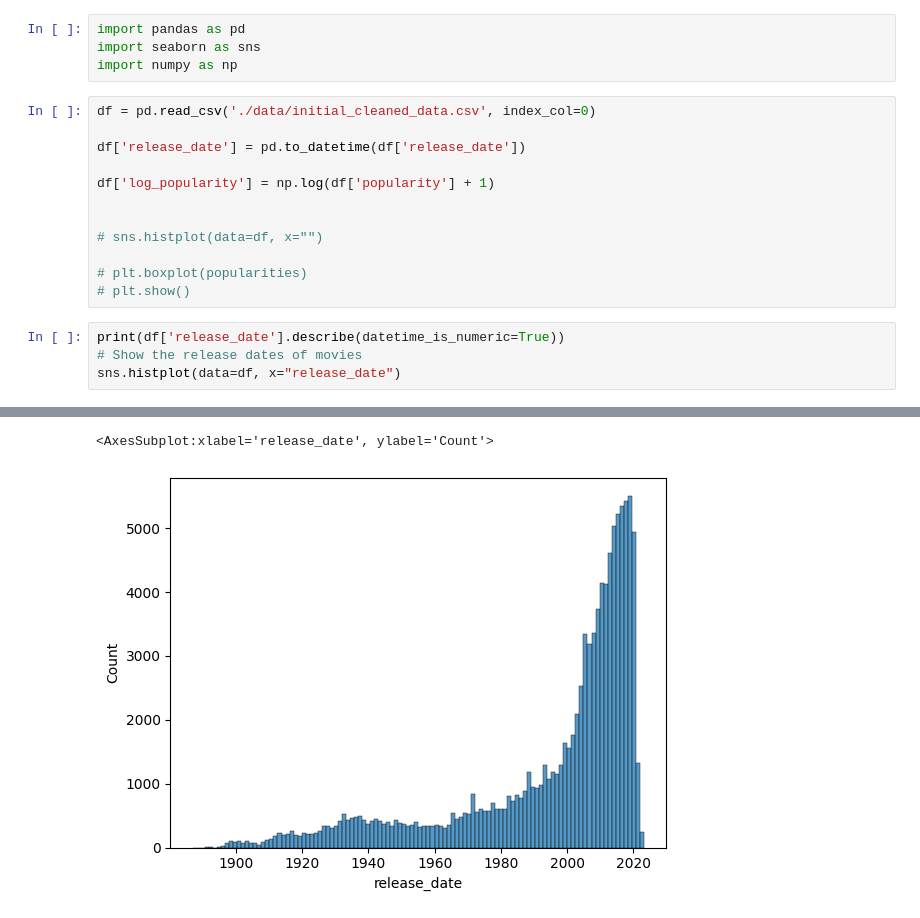
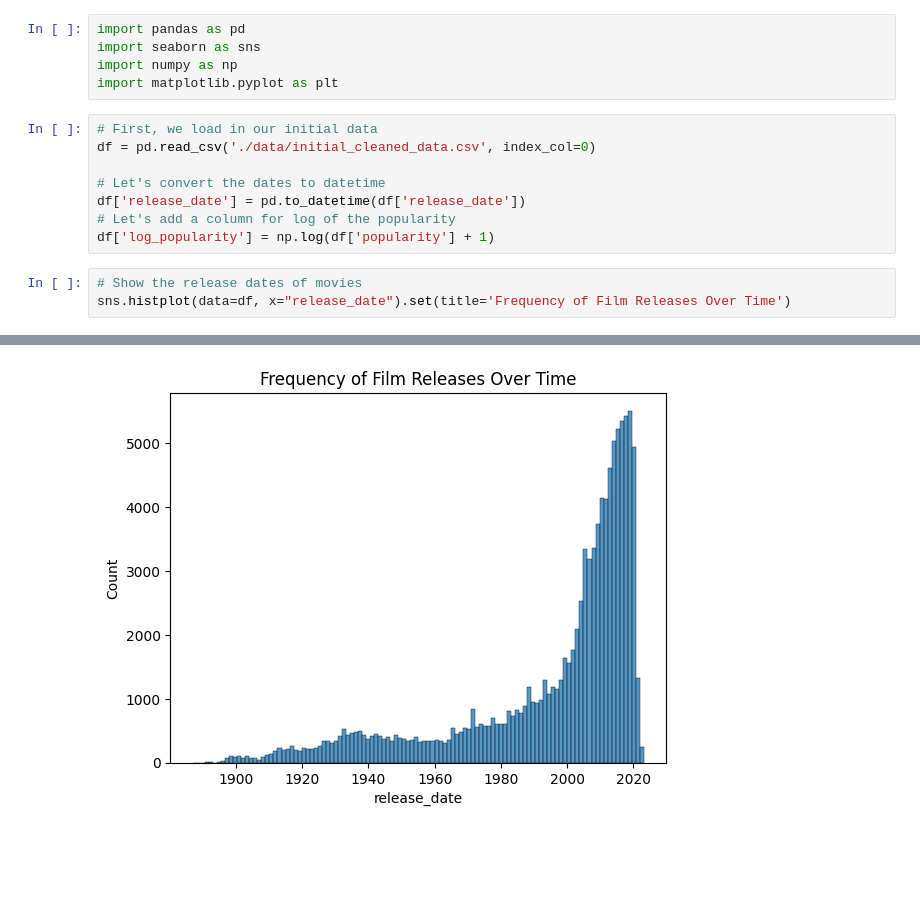
Before and after one commit to peterlecavalier/csci5622_film_project, a Jupyter notebook: visualizations.ipynb, the cells around one changed output, grey strips where cells are left out. Saved outputs shown, nothing was run; the diff lists cells and outputs as text; blank space fills up the shorter version.

Commit message:
Finished coding everything up. Adding images as well.

```diff
--- a/visualizations.ipynb
+++ b/visualizations.ipynb
@@ -2,20 +2,16 @@
 import pandas as pd
 import seaborn as sns
 import numpy as np
+import matplotlib.pyplot as plt
 # %%
+# First, we load in our initial data
 df = pd.read_csv('./data/initial_cleaned_data.csv', index_col=0)
 
+# Let's convert the dates to datetime
 df['release_date'] = pd.to_datetime(df['release_date'])
-
+# Let's add a column for log of the popularity
 df['log_popularity'] = np.log(df['popularity'] + 1)
-
-
-# sns.histplot(data=df, x="")
-
-# plt.boxplot(popularities)
-# plt.show()
 # %%
-print(df['release_date'].describe(datetime_is_numeric=True))
 # Show the release dates of movies
-sns.histplot(data=df, x="release_date")
+sns.histplot(data=df, x="release_date").set(title='Frequency of Film Releases Over Time')
 # %% [output]
@@ -30,3 +19,2 @@ Name: release_date, dtype: object
-<AxesSubplot:xlabel='release_date', ylabel='Count'>
-[figure, old version]
+[figure, new version]
 # %%
```
Also changed, not shown: parts of 20 cells of this notebook, 20 other files.
